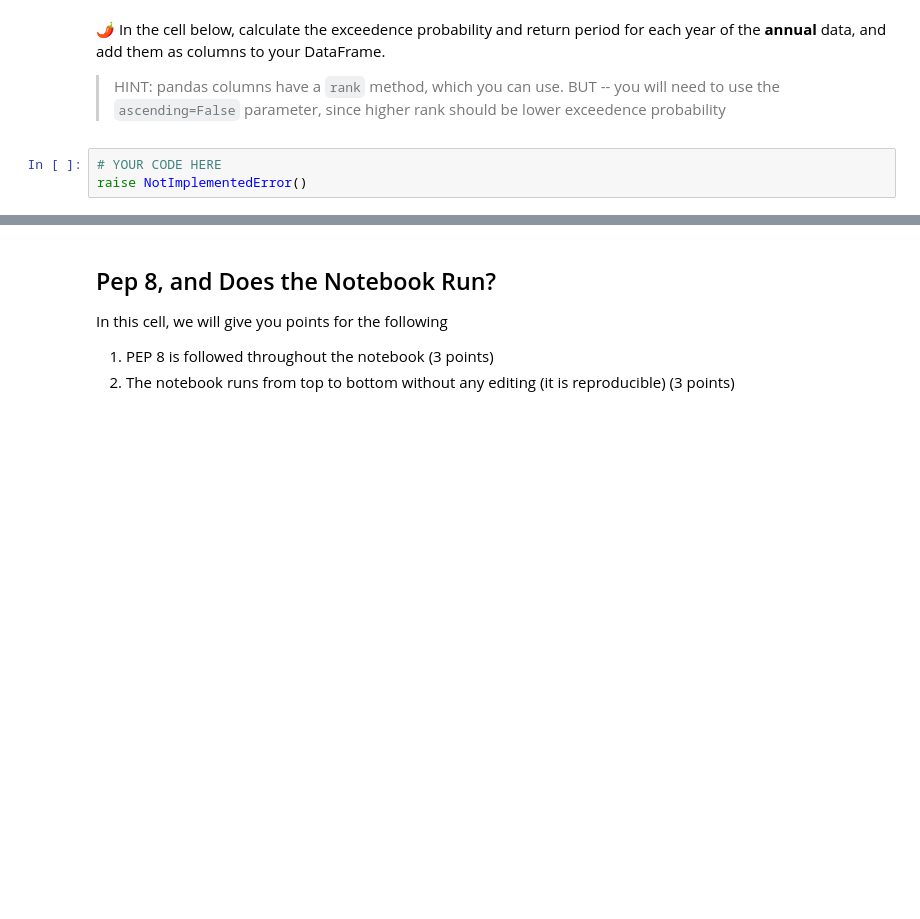
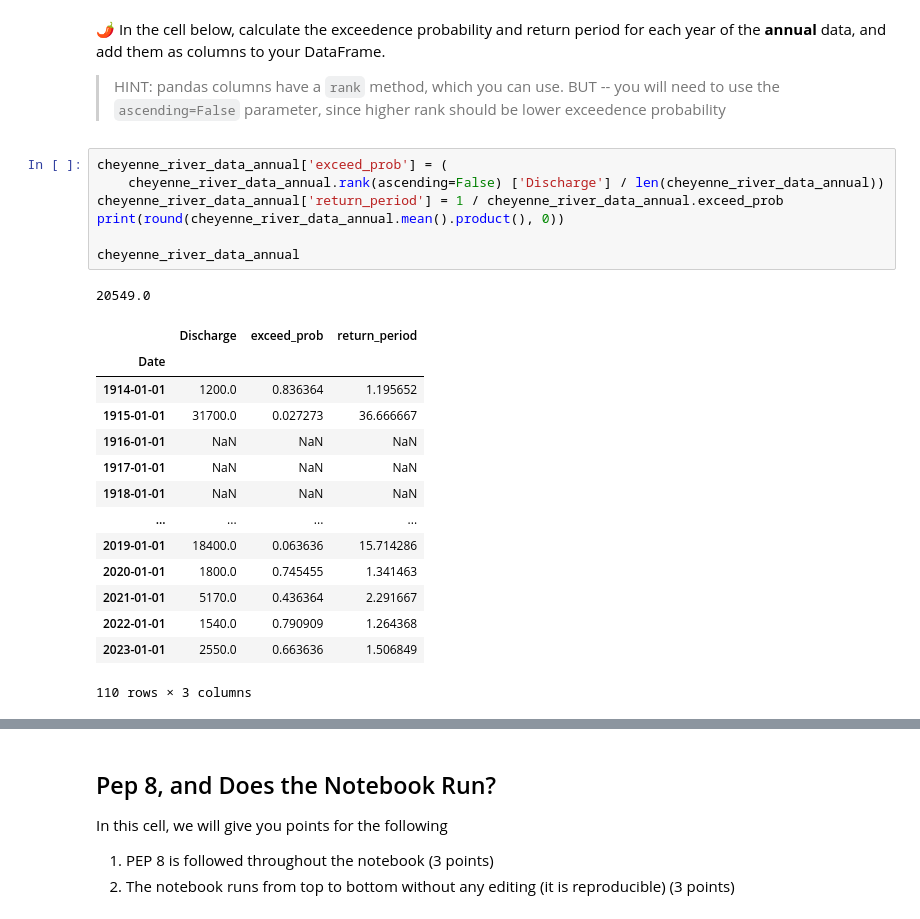
Before and after one commit to cleedle/time-series-data-cleedle, a Jupyter notebook: stars-02-time-series.ipynb, the cells around one changed output, grey strips where cells are left out. Saved outputs shown, nothing was run; the diff lists cells and outputs as text; blank space fills up the shorter version.

```diff
--- a/stars-02-time-series.ipynb
+++ b/stars-02-time-series.ipynb
@@ -660,9 +696,29 @@ In the cell below, write a headline and 2-3 sentence description of your plot. W
 &#127798; In the cell below, calculate the exceedence probability and return period for each year of the **annual** data, and add them as columns to your DataFrame.
 
 > HINT: pandas columns have a `rank` method, which you can use. BUT -- you will need to use the `ascending=False` parameter, since higher rank should be lower exceedence probability
-# %%
-# YOUR CODE HERE
-raise NotImplementedError()
+# %%
+cheyenne_river_data_annual['exceed_prob'] = (
+    cheyenne_river_data_annual.rank(ascending=False) ['Discharge'] / len(cheyenne_river_data_annual))
+cheyenne_river_data_annual['return_period'] = 1 / cheyenne_river_data_annual.exceed_prob
+print(round(cheyenne_river_data_annual.mean().product(), 0))
+
+cheyenne_river_data_annual
+# %% [output]
+20549.0
+|  | Discharge | exceed_prob | return_period |
+| Date |  |  |  |
+| 1914-01-01 | 1200.0 | 0.836364 | 1.195652 |
+| 1915-01-01 | 31700.0 | 0.027273 | 36.666667 |
+| 1916-01-01 | NaN | NaN | NaN |
+| 1917-01-01 | NaN | NaN | NaN |
+| 1918-01-01 | NaN | NaN | NaN |
+| ... | ... | ... | ... |
+| 2019-01-01 | 18400.0 | 0.063636 | 15.714286 |
+| 2020-01-01 | 1800.0 | 0.745455 | 1.341463 |
+| 2021-01-01 | 5170.0 | 0.436364 | 2.291667 |
+| 2022-01-01 | 1540.0 | 0.790909 | 1.264368 |
+| 2023-01-01 | 2550.0 | 0.663636 | 1.506849 |
+110 rows × 3 columns
 # %%
 ans_return = _
 return_points = 0
```
Also changed, not shown: parts of 9 cells of this notebook.
